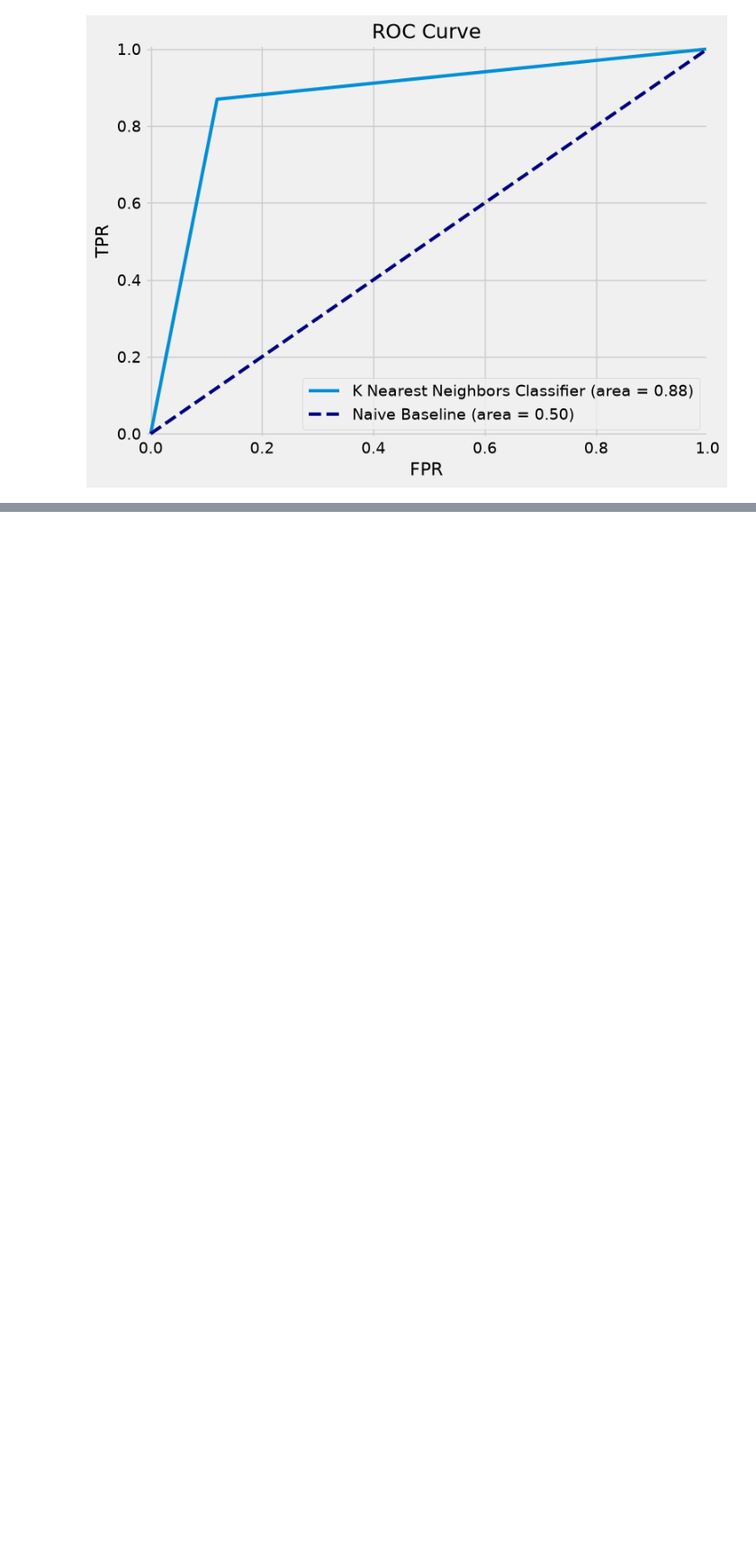
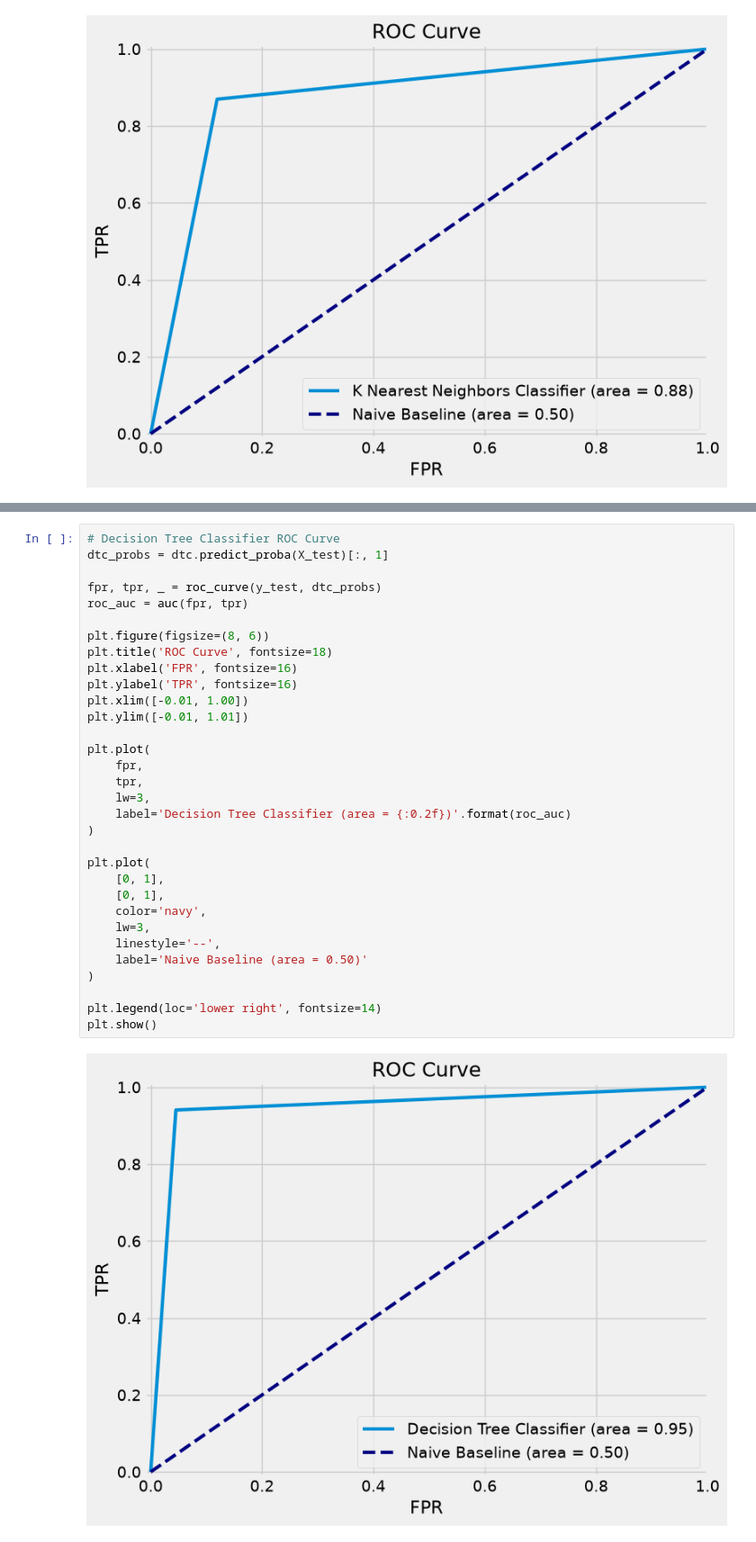
Before and after one commit to SevenWoos/MachineLearningProjects, a Jupyter notebook: pokemon_projects/pokemon_ml/pokemon_ml.ipynb, the cells around one changed output, grey strips where cells are left out. Shown at 90% size. Drawn from its saved outputs; the diff is of its cells as text; blank space fills up the shorter version.

```diff
--- a/pokemon_projects/pokemon_ml/pokemon_ml.ipynb
+++ b/pokemon_projects/pokemon_ml/pokemon_ml.ipynb
@@ -1881,0 +1993,34 @@ plt.show()
+# %%
+# Decision Tree Classifier ROC Curve
+dtc_probs = dtc.predict_proba(X_test)[:, 1]
+
+fpr, tpr, _ = roc_curve(y_test, dtc_probs)
+roc_auc = auc(fpr, tpr)
+
+plt.figure(figsize=(8, 6))
+plt.title('ROC Curve', fontsize=18)
+plt.xlabel('FPR', fontsize=16)
+plt.ylabel('TPR', fontsize=16)
+plt.xlim([-0.01, 1.00])
+plt.ylim([-0.01, 1.01])
+
+plt.plot(
+    fpr,
+    tpr,
+    lw=3,
+    label='Decision Tree Classifier (area = {:0.2f})'.format(roc_auc)
+)
+
+plt.plot(
+    [0, 1],
+    [0, 1],
+    color='navy',
+    lw=3,
+    linestyle='--',
+    label='Naive Baseline (area = 0.50)'
+)
+
+plt.legend(loc='lower right', fontsize=14)
+plt.show()
+# %% [output]
+[figure, added]
```
Also changed, not shown: parts of 24 cells of this notebook.
